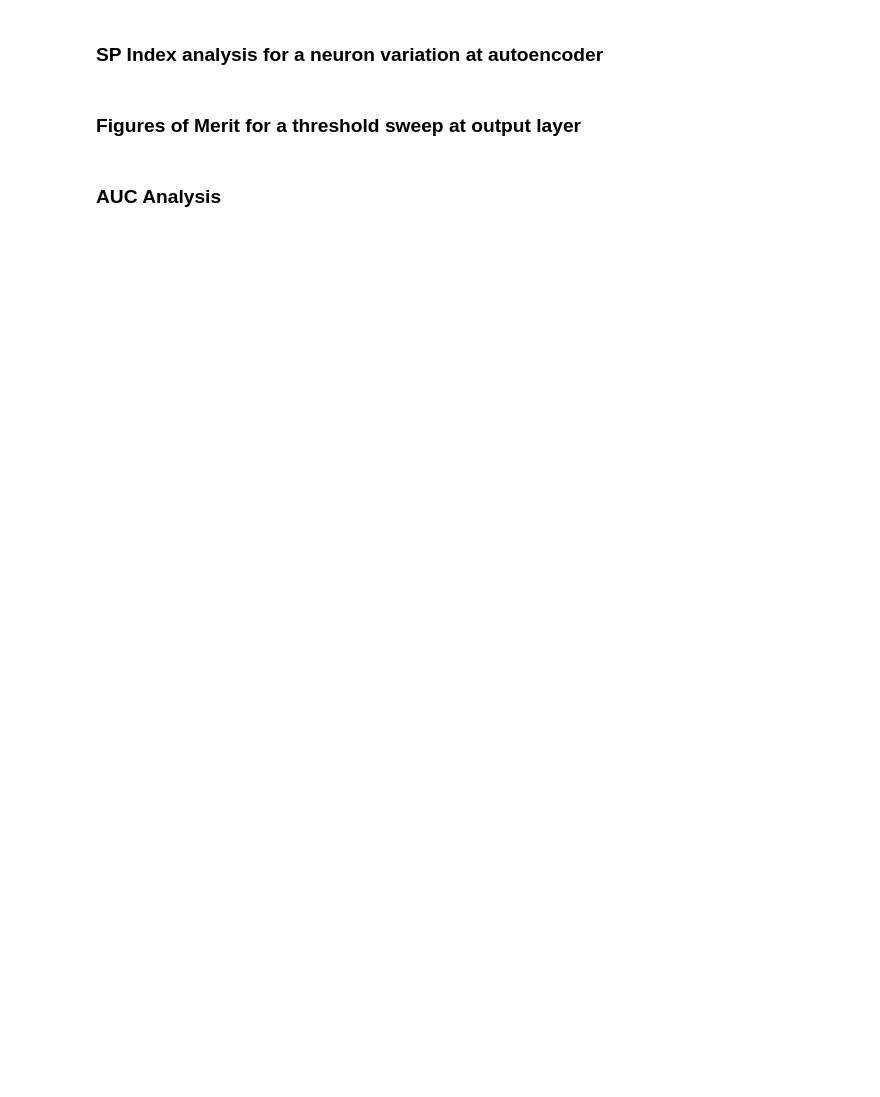
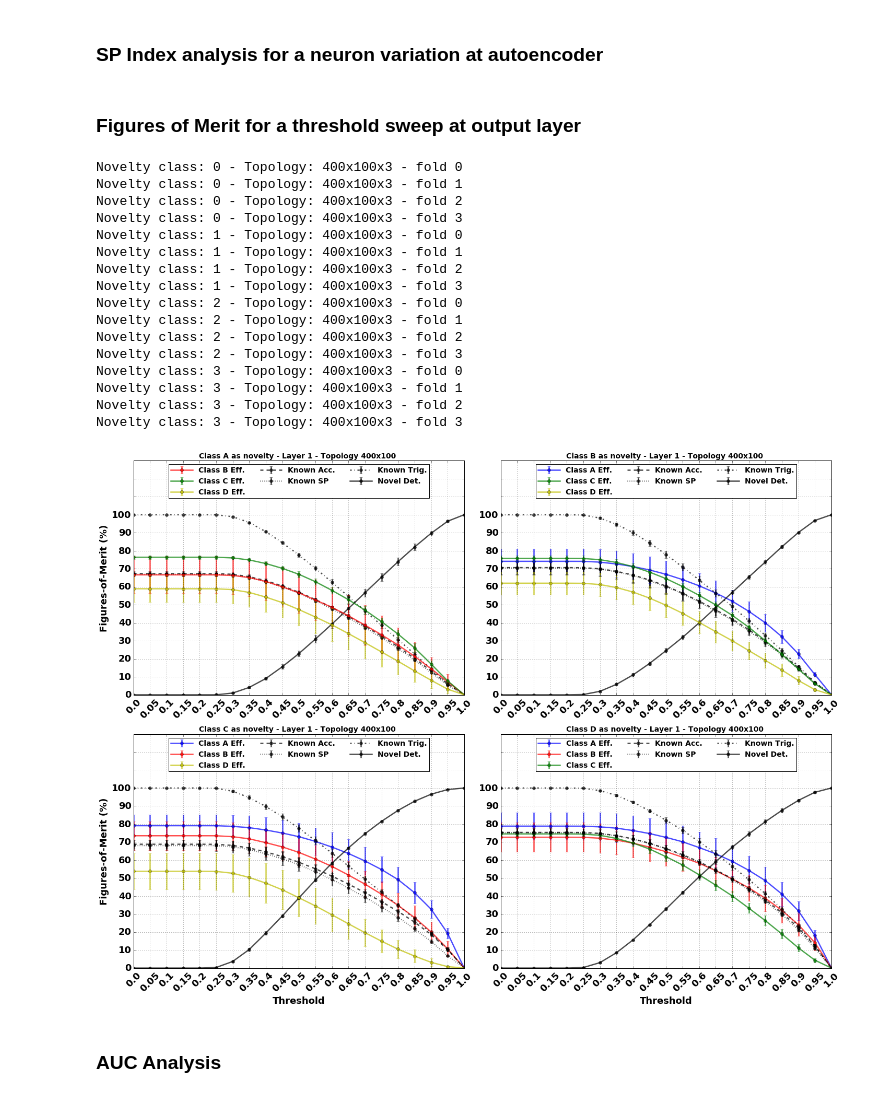
Before and after one commit to natmourajr/SonarAnalysis, a Jupyter notebook: Packages/NoveltyDetection/StackedAutoEncoders/FineTuning_Analysis.ipynb, the cells around one changed output. Cells and saved outputs as stored; diff of their text form; code cells hidden in the pictures; blank space fills up the shorter version.

```diff
--- a/Packages/NoveltyDetection/StackedAutoEncoders/FineTuning_Analysis.ipynb
+++ b/Packages/NoveltyDetection/StackedAutoEncoders/FineTuning_Analysis.ipynb
@@ -220,8 +220,8 @@ inovelty = 0
 # for layer in range(1,len(hidden_neurons_total)+1):
 #     hidden_neurons = hidden_neurons_total[:layer]
 
-layer = 2
-hidden_neurons = [400,300]
+layer = 1
+hidden_neurons = [100]
 neurons_str = SAE[inovelty].get_neurons_str(trn_data[inovelty],hidden_neurons=hidden_neurons[:layer])
 analysis_name = "figures_of_merit_{}_layer_{}_neurons".format(layer,neurons_str)
 analysis_file = os.path.join(analysis.getBaseResultsPath(), "AnalysisFiles", analysis_name + ".jbl")
@@ -353,33 +353,51 @@ for inovelty, novelty_class in enumerate(np.unique(all_trgt)):
 
     ax.set_ylim([0.0, 1.3])
     y_ticks = np.arange(0.0,1.3,0.1)
     ax.set_yticks(y_ticks)
     y_tick_labels = 100*y_ticks[y_ticks<=1.0]
     y_tick_labels = y_tick_labels.astype(int)
     ax.set_yticklabels(y_tick_labels,fontsize=18)
 
     ax.grid()
 
     if inovelty > 1:
         ax.set_xlabel('Threshold',fontsize=18,weight='bold')
     if inovelty == 0 or inovelty == 2:
         ax.set_ylabel('Figures-of-Merit (%)',fontsize=18,weight='bold')
 
     handles, labels = ax.get_legend_handles_labels()
     # sort both labels and handles by labels
     labels, handles = zip(*sorted(zip(labels, handles), key=lambda t: t[0]))
     ax.legend(handles, labels, ncol=3, loc='upper center')
 
     plt.tight_layout()
 
 #Save the figure
 neurons_str = SAE[inovelty].get_neurons_str(trn_data[inovelty],hidden_neurons=hidden_neurons)
 file_name = os.path.join(analysis.pictures_output_folder, analysis_name+"_{}_novelty_{}_neurons.png".format(inovelty,neurons_str))
 plt.savefig(file_name, format="png")
 try:
     my_bot.sendMessage(imgPath=file_name)
 except Exception as e:
     print("Error when sending the image to the bot. Error: {}".format(str(e)))
+# %% [output]
+Novelty class: 0 - Topology: 400x100x3 - fold 0
+Novelty class: 0 - Topology: 400x100x3 - fold 1
+Novelty class: 0 - Topology: 400x100x3 - fold 2
+Novelty class: 0 - Topology: 400x100x3 - fold 3
+Novelty class: 1 - Topology: 400x100x3 - fold 0
+Novelty class: 1 - Topology: 400x100x3 - fold 1
+Novelty class: 1 - Topology: 400x100x3 - fold 2
+Novelty class: 1 - Topology: 400x100x3 - fold 3
+Novelty class: 2 - Topology: 400x100x3 - fold 0
+Novelty class: 2 - Topology: 400x100x3 - fold 1
+Novelty class: 2 - Topology: 400x100x3 - fold 2
+Novelty class: 2 - Topology: 400x100x3 - fold 3
+Novelty class: 3 - Topology: 400x100x3 - fold 0
+Novelty class: 3 - Topology: 400x100x3 - fold 1
+Novelty class: 3 - Topology: 400x100x3 - fold 2
+Novelty class: 3 - Topology: 400x100x3 - fold 3
+[figure, added]
 # %%
 filePath = analysis.get_pictures_zip()
 my_bot.sendMessage(filePath=filePath)
```
Also changed, not shown: parts of 2 cells of this notebook, 6 other files.
